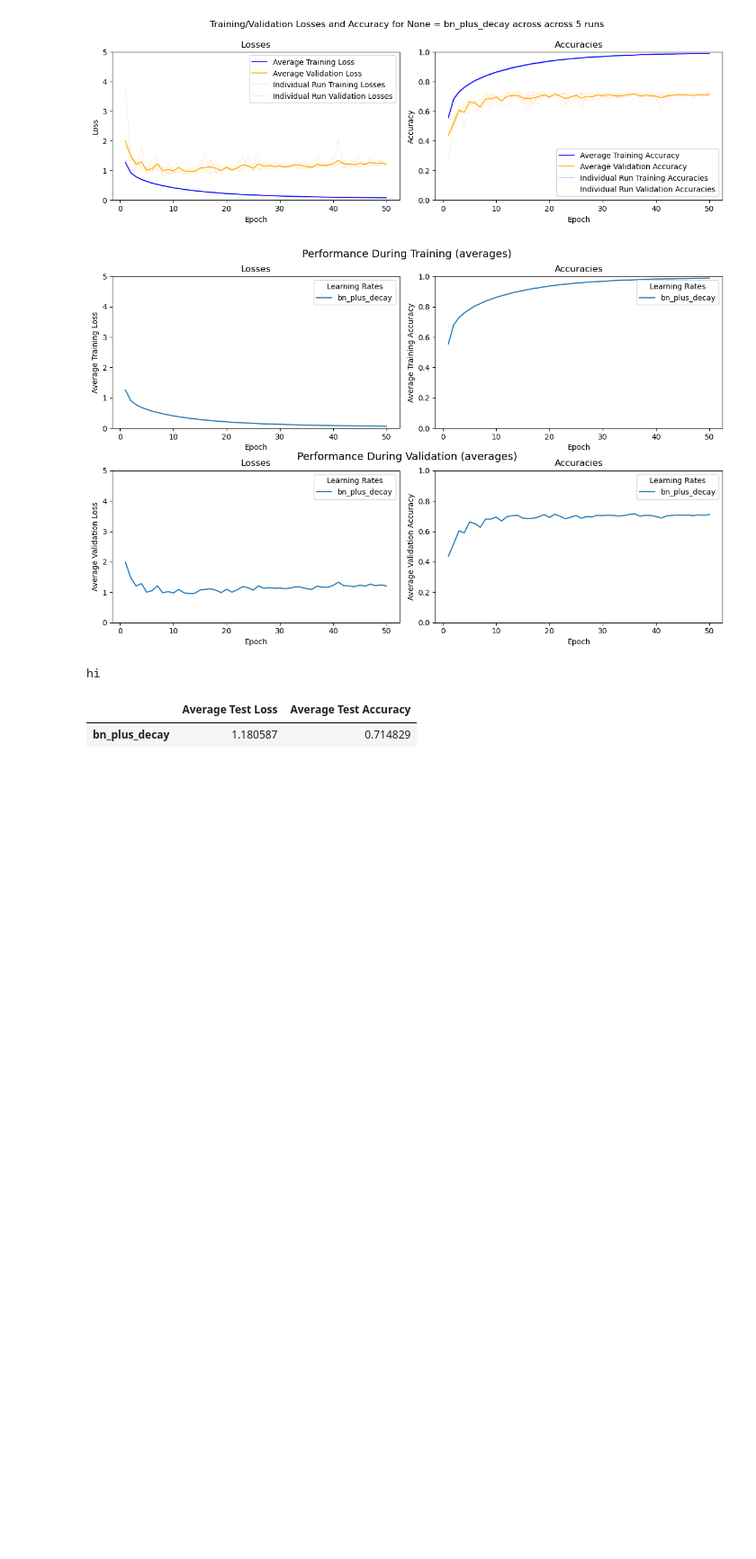
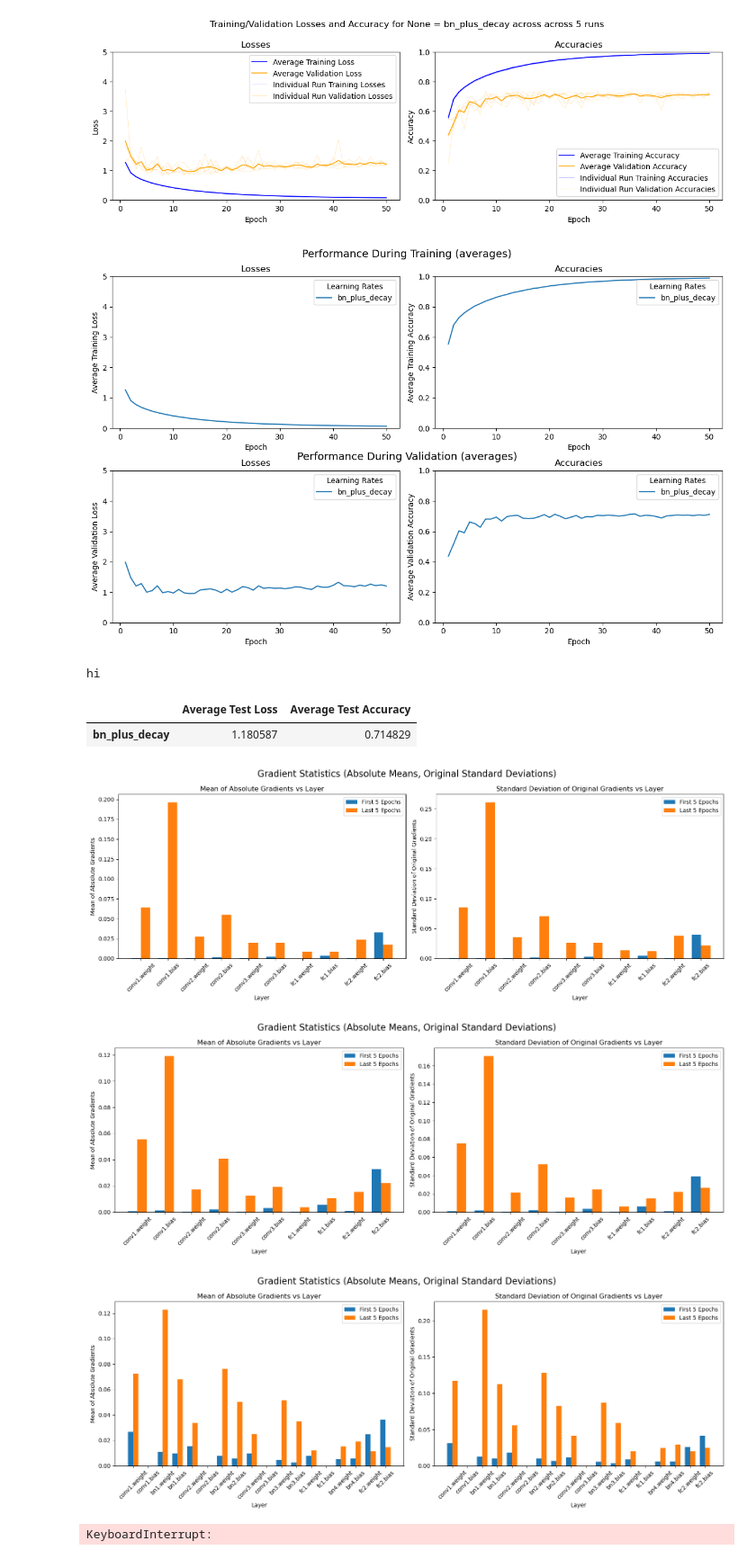
Before and after one commit to raymondfdavey/MSc_2024_NN_ASSESSMENT, a Jupyter notebook: fresh_ex_3.ipynb, the cells around one changed output. Shown at 90% size. Saved outputs shown, nothing was run; the diff lists cells and outputs as text; code cells hidden in the pictures; blank space fills up the shorter version.

Commit message:
all the plotting done for experiment 3

```diff
--- a/fresh_ex_3.ipynb
+++ b/fresh_ex_3.ipynb
@@ -780,0 +865,39 @@ hi
+# %%
+# set epochs and learning rate
+num_epochs = 30
+learning_rate = 0.05
+
+# 3.1 gradient flow original model
+torch.manual_seed(1984)
+non_drop_model = BaselineNet()
+criterion = nn.CrossEntropyLoss()
+optimiser = optim.SGD(non_drop_model.parameters(), lr=learning_rate)
+first_5_epochs_gradients_abs_non_drop, last_5_epochs_gradients_abs_non_drop, first_5_epochs_gradients_original_non_drop, last_5_epochs_gradients_original_non_drop = collect_gradients_abs_2(non_drop_model, train_dataloader, device, criterion, optimiser, num_epochs)
+first_5_mean_gradients_non_drop, first_5_std_gradients_non_drop = compute_gradient_statistics_abs_2(first_5_epochs_gradients_abs_non_drop, first_5_epochs_gradients_original_non_drop)
+last_5_mean_gradients_non_drop, last_5_std_gradients_non_drop = compute_gradient_statistics_abs_2(last_5_epochs_gradients_abs_non_drop, last_5_epochs_gradients_original_non_drop)
+plot_gradient_statistics_abs_2(first_5_mean_gradients_non_drop, first_5_std_gradients_non_drop, last_5_mean_gradients_non_drop, last_5_std_gradients_non_drop)
+
+# 3.2 gradient flow model with dropout
+torch.manual_seed(1984)
+drop_model = DropoutNet(0.6)
+criterion = nn.CrossEntropyLoss()
+optimiser = optim.SGD(drop_model.parameters(), lr=learning_rate)
+first_5_epochs_gradients_abs_dropout, last_5_epochs_gradients_abs_dropout, first_5_epochs_gradients_original_dropout, last_5_epochs_gradients_original_dropout = collect_gradients_abs_2(drop_model, train_dataloader, device, criterion, optimiser, num_epochs)
+first_5_mean_gradients_dropout, first_5_std_gradients_dropout = compute_gradient_statistics_abs_2(first_5_epochs_gradients_abs_dropout, first_5_epochs_gradients_original_dropout)
+last_5_mean_gradients_dropout, last_5_std_gradients_dropout = compute_gradient_statistics_abs_2(last_5_epochs_gradients_abs_dropout, last_5_epochs_gradients_original_dropout)
+plot_gradient_statistics_abs_2(first_5_mean_gradients_dropout, first_5_std_gradients_dropout, last_5_mean_gradients_dropout, last_5_std_gradients_dropout)
+
+# 3.3. gradient flow with batch norm
+# create model with Batch norm as per brief
+torch.manual_seed(1984)
+bn_model = BatchNormNet()
+criterion = nn.CrossEntropyLoss()
+optimiser = optim.SGD(bn_model.parameters(), lr=learning_rate)
+first_5_epochs_gradients_abs_bn, last_5_epochs_gradients_abs_bn, first_5_epochs_gradients_original_bn, last_5_epochs_gradients_original_bn = collect_gradients_abs_2(bn_model, train_dataloader, device, criterion, optimiser, num_epochs)
+first_5_mean_gradients_bn, first_5_std_gradients_bn = compute_gradient_statistics_abs_2(first_5_epochs_gradients_abs_bn, first_5_epochs_gradients_original_bn)
+last_5_mean_gradients_bn, last_5_std_gradients_bn = compute_gradient_statistics_abs_2(last_5_epochs_gradients_abs_bn, last_5_epochs_gradients_original_bn)
+plot_gradient_statistics_abs_2(first_5_mean_gradients_bn, first_5_std_gradients_bn, last_5_mean_gradients_bn, last_5_std_gradients_bn)
+# %% [output]
+[figure, added]
+[figure, added]
+[figure, added]
@@ -780,0 +1012,36 @@ hi
+# %%
+# Set epochs and learning rate
+num_epochs = 30
+learning_rate = 0.05
+
+# 3.1 Gradient flow for the original model
+torch.manual_seed(1984)
+non_drop_model = BaselineNet()
+criterion = nn.CrossEntropyLoss()
+optimiser = optim.SGD(non_drop_model.parameters(), lr=learning_rate)
+first_5_epochs_gradients_abs_non_drop, last_5_epochs_gradients_abs_non_drop = collect_gradients_abs_3(non_drop_model, train_dataloader, device, criterion, optimiser, num_epochs)
+first_5_mean_gradients_non_drop, first_5_std_gradients_non_drop = compute_gradient_statistics_abs_3(first_5_epochs_gradients_abs_non_drop)
+last_5_mean_gradients_non_drop, last_5_std_gradients_non_drop = compute_gradient_statistics_abs_3(last_5_epochs_gradients_abs_non_drop)
+plot_gradient_statistics_abs_3(first_5_mean_gradients_non_drop, first_5_std_gradients_non_drop, last_5_mean_gradients_non_drop, last_5_std_gradients_non_drop)
+
+# 3.2 Gradient flow for the model with dropout
+torch.manual_seed(1984)
+drop_model = DropoutNet(0.6)
+criterion = nn.CrossEntropyLoss()
+optimiser = optim.SGD(drop_model.parameters(), lr=learning_rate)
+first_5_epochs_gradients_abs_dropout, last_5_epochs_gradients_abs_dropout = collect_gradients_abs_3(drop_model, train_dataloader, device, criterion, optimiser, num_epochs)
+first_5_mean_gradients_dropout, first_5_std_gradients_dropout = compute_gradient_statistics_abs_3(first_5_epochs_gradients_abs_dropout)
+last_5_mean_gradients_dropout, last_5_std_gradients_dropout = compute_gradient_statistics_abs_3(last_5_epochs_gradients_abs_dropout)
+plot_gradient_statistics_abs_3(first_5_mean_gradients_dropout, first_5_std_gradients_dropout, last_5_mean_gradients_dropout, last_5_std_gradients_dropout)
+
+# 3.3 Gradient flow for the model with batch normalization
+torch.manual_seed(1984)
+bn_model = BatchNormNet()
+criterion = nn.CrossEntropyLoss()
+optimiser = optim.SGD(bn_model.parameters(), lr=learning_rate)
+first_5_epochs_gradients_abs_bn, last_5_epochs_gradients_abs_bn = collect_gradients_abs_3(bn_model, train_dataloader, device, criterion, optimiser, num_epochs)
+first_5_mean_gradients_bn, first_5_std_gradients_bn = compute_gradient_statistics_abs_3(first_5_epochs_gradients_abs_bn)
+last_5_mean_gradients_bn, last_5_std_gradients_bn = compute_gradient_statistics_abs_3(last_5_epochs_gradients_abs_bn)
+plot_gradient_statistics_abs_3(first_5_mean_gradients_bn, first_5_std_gradients_bn, last_5_mean_gradients_bn, last_5_std_gradients_bn)
+# %% [output]
+KeyboardInterrupt:
```
Also changed, not shown: parts of 9 cells of this notebook, 4 other files.
